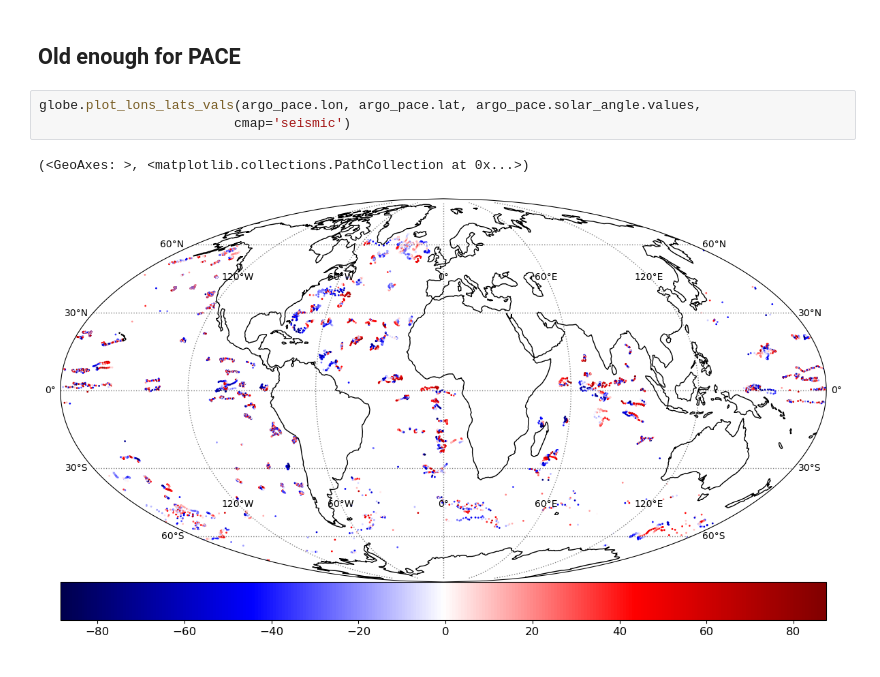
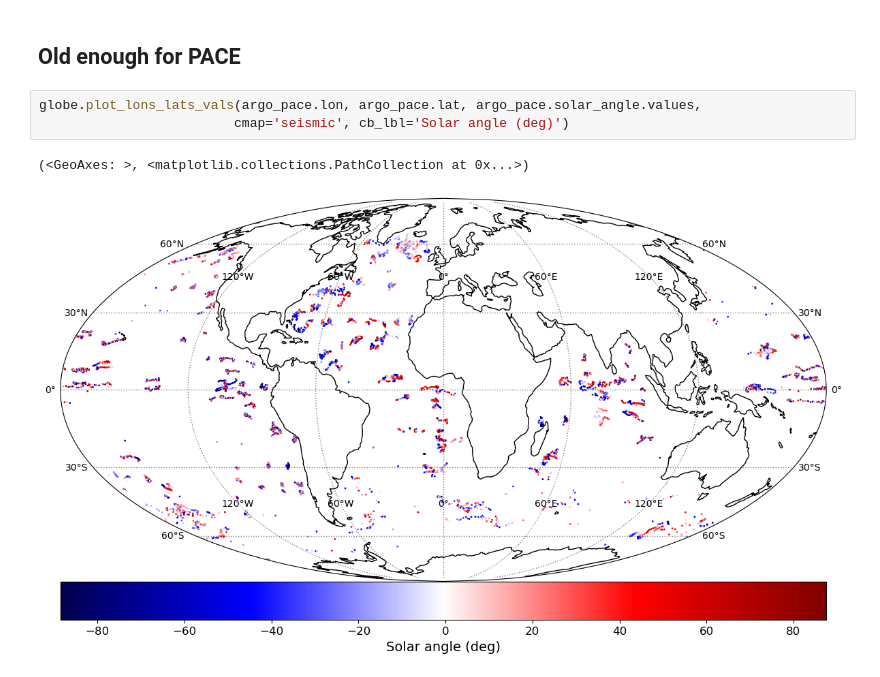
Before and after one commit to ocean-colour/bing, a Jupyter notebook: papers/biomass/Analysis/Argo_BGC_bbp.ipynb, the cells around one changed output. Cells and saved outputs as stored; diff of their text form.

```diff
--- a/papers/biomass/Analysis/Argo_BGC_bbp.ipynb
+++ b/papers/biomass/Analysis/Argo_BGC_bbp.ipynb
@@ -46,7 +46,7 @@ globe.plot_lons_lats_vals(df.lon, df.lat, np.ones_like(df.lon), add_colorbar=Fal
 ## Old enough for PACE
 # %%
 globe.plot_lons_lats_vals(argo_pace.lon, argo_pace.lat, argo_pace.solar_angle.values,
-                         cmap='seismic')
+                         cmap='seismic', cb_lbl='Solar angle (deg)')
 # %% [output]
 (<GeoAxes: >, <matplotlib.collections.PathCollection at 0x...>)
-[figure, old version]
+[figure, new version]
```
Also changed, not shown: 5 other files.
